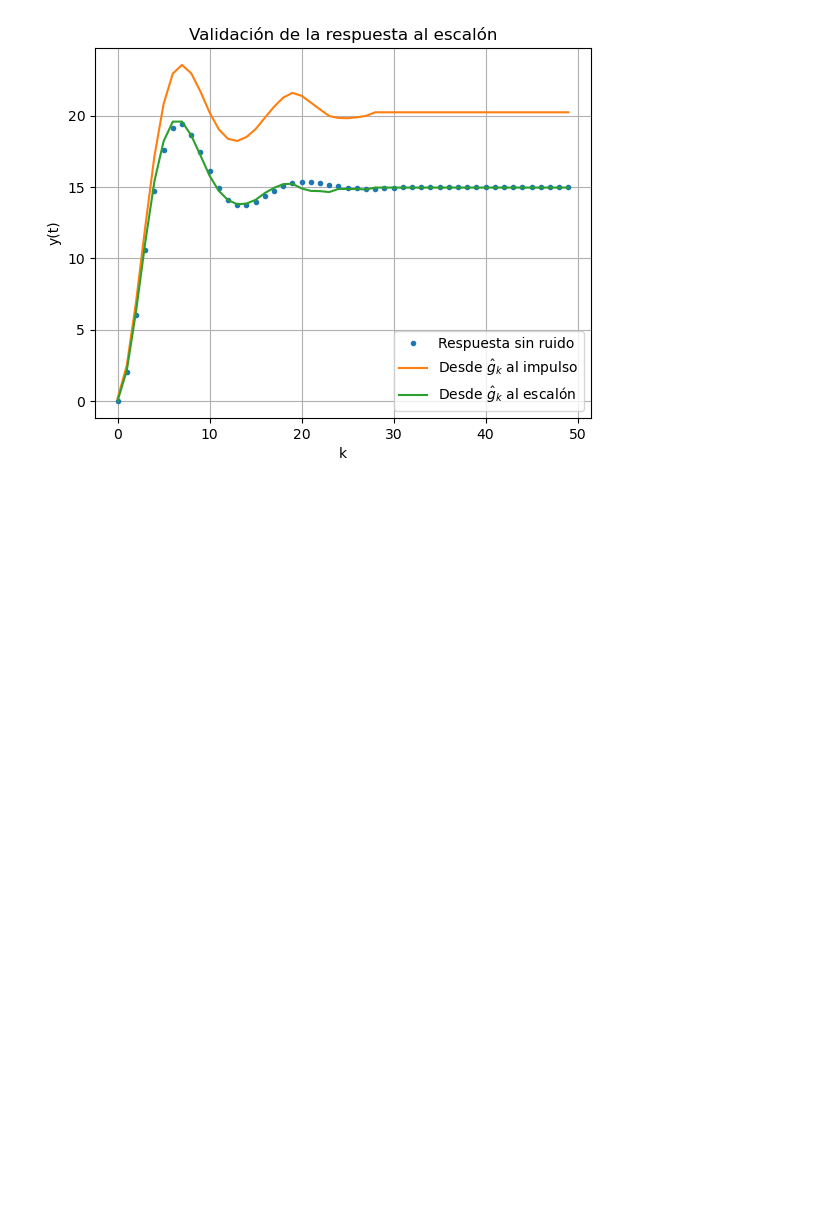
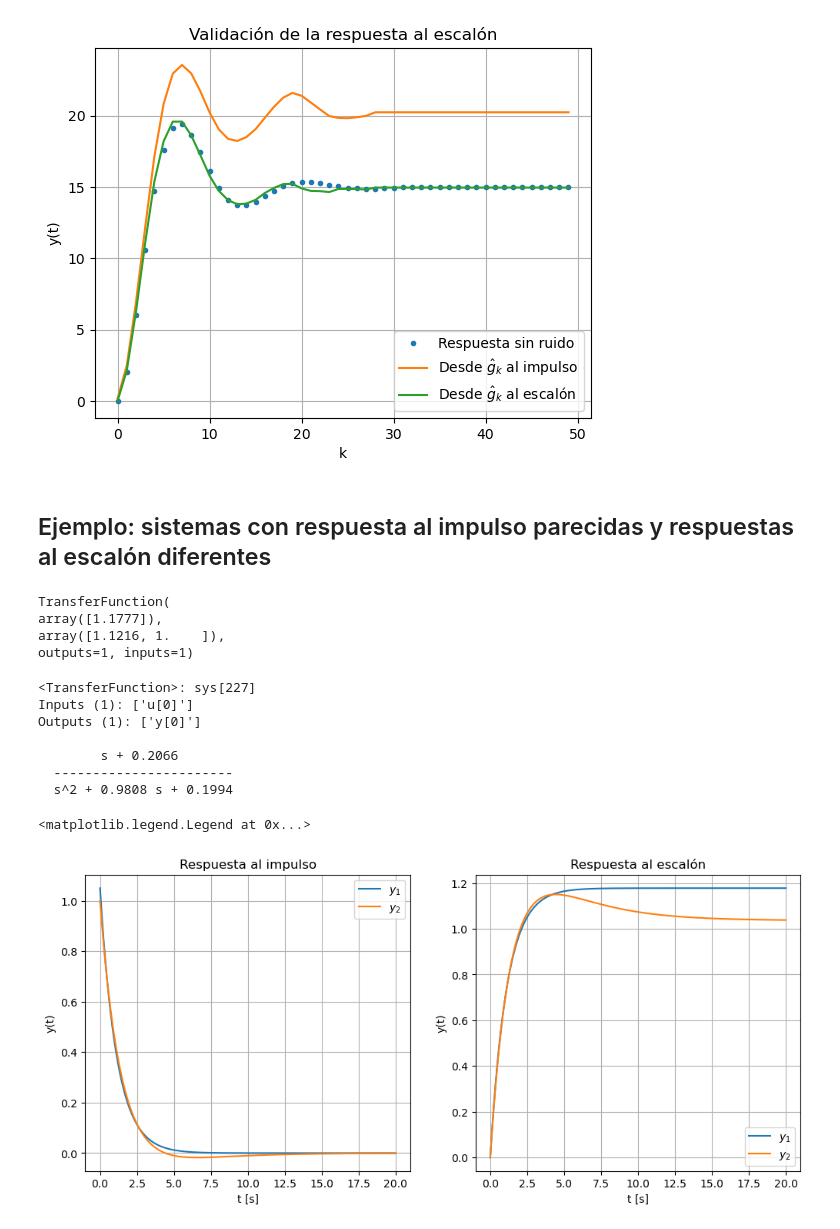
Before and after one commit to pgonfiuba/ica, a Jupyter notebook: 3. No parametrica/identificacion_temporal.ipynb, the cells around one changed output. Drawn from its saved outputs; the diff is of its cells as text; code cells hidden in the pictures; blank space fills up the shorter version.

```diff
--- a/3. No parametrica/identificacion_temporal.ipynb
+++ b/3. No parametrica/identificacion_temporal.ipynb
@@ -77,3 +78,52 @@ plt.legend()
 # %% [output]
 <matplotlib.legend.Legend at 0x...>
 [figure]
+# %% [markdown]
+## Ejemplo: sistemas con respuesta al impulso parecidas y respuestas al escalón diferentes
+# %%
+s = ctrl.TransferFunction.s
+
+G1 = 1.1777/(1.1216*s+1)
+display(G1)
+G2 = (s+0.2066)/((s+0.6931)*(s+0.2877))
+print(G2)
+
+t = np.linspace(0,20,1000)
+_, y1 = ctrl.impulse_response(G1,T=t)
+_, y2 = ctrl.impulse_response(G2,T=t)
+
+plt.figure(figsize=(12,5))
+plt.subplot(1,2,1)
+plt.plot(t,y1,label='$y_1$')
+plt.plot(t,y2,label='$y_2$')
+plt.title('Respuesta al impulso')
+plt.grid()
+plt.xlabel('t [s]')
+plt.ylabel('y(t)')
+plt.legend()
+
+_, y1 = ctrl.step_response(G1,T=t)
+_, y2 = ctrl.step_response(G2,T=t)
+
+plt.subplot(1,2,2)
+plt.plot(t,y1,label='$y_1$')
+plt.plot(t,y2,label='$y_2$')
+plt.title('Respuesta al escalón')
+plt.grid()
+plt.xlabel('t [s]')
+plt.ylabel('y(t)')
+plt.legend()
+# %% [output]
+TransferFunction(
+array([1.1777]),
+array([1.1216, 1.    ]),
+outputs=1, inputs=1)
+<TransferFunction>: sys[227]
+Inputs (1): ['u[0]']
+Outputs (1): ['y[0]']
+
+        s + 0.2066
+  -----------------------
+  s^2 + 0.9808 s + 0.1994
+<matplotlib.legend.Legend at 0x...>
+[figure, added]
```
Also changed, not shown: parts of 8 cells of this notebook.
